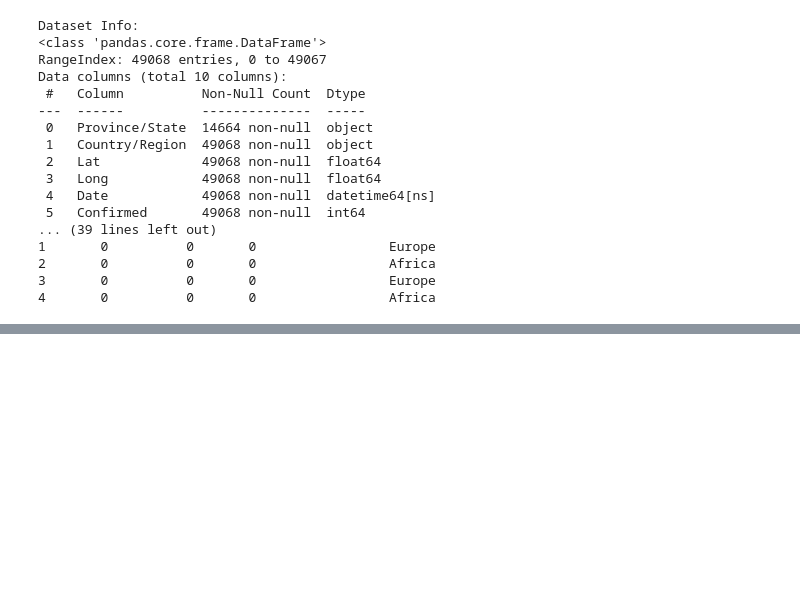
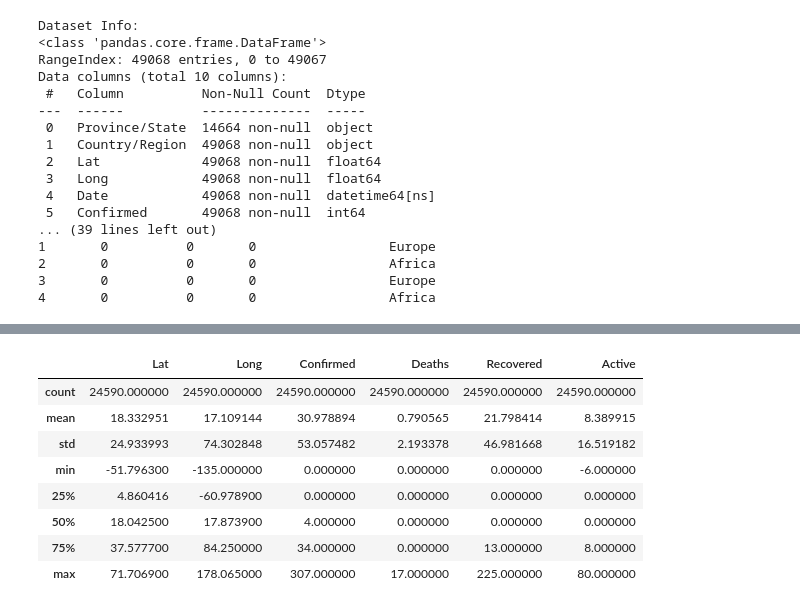
Before and after one commit to abdelrhmanhesham1/projects, a Jupyter notebook: covid_19_preprocessed.ipynb, the cells around one changed output, grey strips where cells are left out. Saved outputs shown, nothing was run; the diff lists cells and outputs as text; code cells hidden in the pictures; blank space fills up the shorter version.

```diff
--- a/covid_19_preprocessed.ipynb
+++ b/covid_19_preprocessed.ipynb
@@ -84,2 +131,14 @@ plt.show()
+# %%
+df_new.describe()
+# %% [output]
+|  | Lat | Long | Confirmed | Deaths | Recovered | Active |
+| count | 24590.000000 | 24590.000000 | 24590.000000 | 24590.000000 | 24590.000000 | 24590.000000 |
+| mean | 18.332951 | 17.109144 | 30.978894 | 0.790565 | 21.798414 | 8.389915 |
+| std | 24.933993 | 74.302848 | 53.057482 | 2.193378 | 46.981668 | 16.519182 |
+| min | -51.796300 | -135.000000 | 0.000000 | 0.000000 | 0.000000 | -6.000000 |
+| 25% | 4.860416 | -60.978900 | 0.000000 | 0.000000 | 0.000000 | 0.000000 |
+| 50% | 18.042500 | 17.873900 | 4.000000 | 0.000000 | 0.000000 | 0.000000 |
+| 75% | 37.577700 | 84.250000 | 34.000000 | 0.000000 | 13.000000 | 8.000000 |
+| max | 71.706900 | 178.065000 | 307.000000 | 17.000000 | 225.000000 | 80.000000 |
 # %%
 # Modifying Data
```
Also changed, not shown: parts of 9 cells of this notebook.
